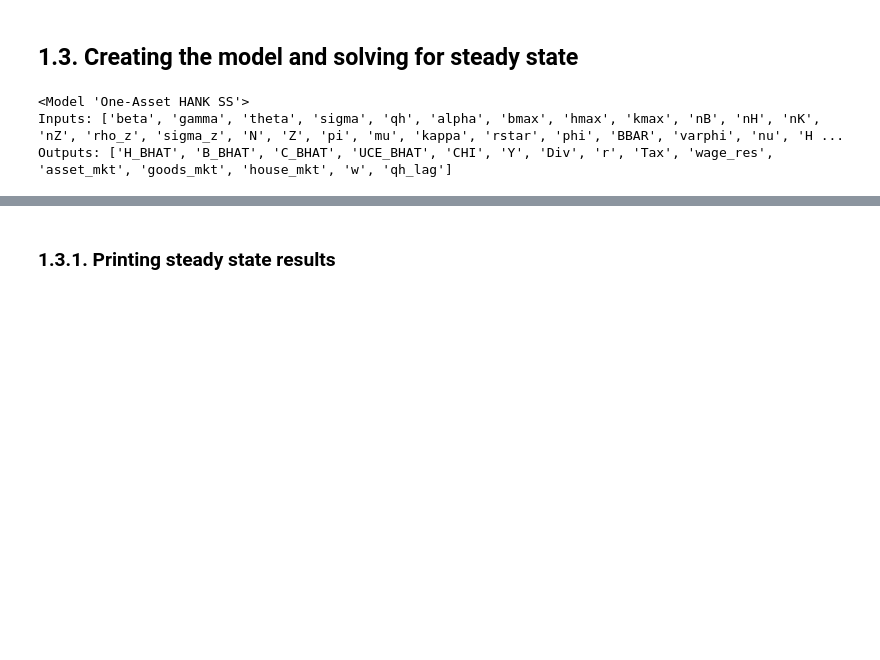
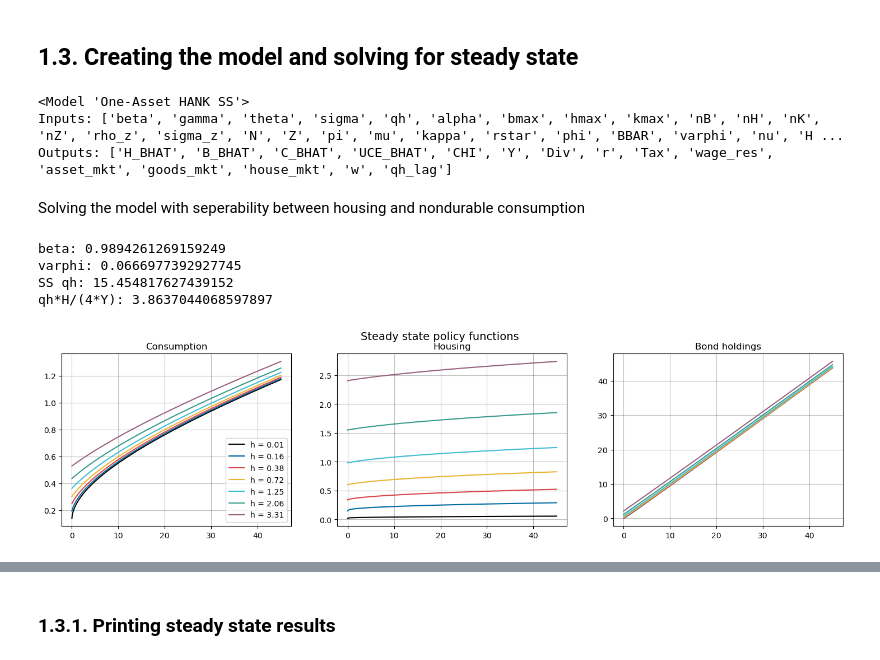
Before and after one commit to thom364e/sequence-jacobian, a Jupyter notebook: notebooks/housing_main_v2.ipynb, the cells around one changed output, grey strips where cells are left out. Drawn from its saved outputs; the diff is of its cells as text; code cells hidden in the pictures; blank space fills up the shorter version.

```diff
--- a/notebooks/housing_main_v2.ipynb
+++ b/notebooks/housing_main_v2.ipynb
@@ -8,6 +8,7 @@ import numba
 
 plt.rcParams.update({"axes.grid":True,"grid.color":"black","grid.alpha":"0.25","grid.linestyle":"-"})
 plt.rcParams.update({'font.size': 10})
+plt.rcParams['axes.prop_cycle'] = plt.cycler(color=['#000000','#006BA2','#DB444B','#EBB434','#3EBCD2','#379A8B','#9A607F', '#B4BA39'])
 
 from sequence_jacobian import simple, solved, combine, create_model  # functions
 from sequence_jacobian import grids, hetblocks                       # modules
@@ -139,3 +144,5 @@ targets_ss = {'goods_mkt': 0, 'wage_res': 0, 'house_mkt': 0}
 
 ss0 = hank_ss.solve_steady_state(calibration, unknowns_ss, targets_ss, solver="hybr")
 ss =  hank_ss.steady_state(ss0)
+# %% [markdown]
+Solving the model with seperability between housing and nondurable consumption
@@ -141,0 +167,34 @@ ss =  hank_ss.steady_state(ss0)
+# %%
+print(f"beta: {ss_sep['beta']}")
+print(f"varphi: {ss_sep['varphi']}")
+print(f"SS qh: {ss_sep['qh']}")
+print(f"qh*H/(4*Y): {ss_sep['H_BHAT']*ss_sep['qh']/(4*ss_sep['Y'])}")
+# %% [output]
+beta: 0.9894261269159249
+varphi: 0.0666977392927745
+SS qh: 15.454817627439152
+qh*H/(4*Y): 3.8637044068597897
+# %%
+fig = plt.figure(figsize=(18, 4))
+ax = fig.add_subplot(1,3,1)
+ax2 = fig.add_subplot(1,3,2)
+ax3 = fig.add_subplot(1,3,3)
+
+z_point = 0
+for i_h in range(0, calibration2['nH'], 10):
+    ax.plot(ss_sep.internals['hh_housecons_sep']['b_bhat_grid'],
+            ss_sep.internals['hh_housecons_sep']['c_bhat'][z_point,:, i_h], label=f'h = {ss_sep.internals["hh_housecons_sep"]["h_bhat_grid"][i_h]:.2f}')
+    ax2.plot(ss_sep.internals['hh_housecons_sep']['b_bhat_grid'],
+             ss_sep.internals['hh_housecons_sep']['h_bhat'][z_point,:, i_h])
+    ax3.plot(ss_sep.internals['hh_housecons_sep']['b_bhat_grid'],
+             ss_sep.internals['hh_housecons_sep']['b_bhat'][z_point,:, i_h])
+
+ax.legend()
+ax.set_title('Consumption')
+ax2.set_title('Housing')
+ax3.set_title('Bond holdings')
+fig.suptitle('Steady state policy functions', fontsize=14)
+
+plt.show()
+# %% [output]
+[figure, added]
```
Also changed, not shown: parts of 29 cells of this notebook, 4 other files.
